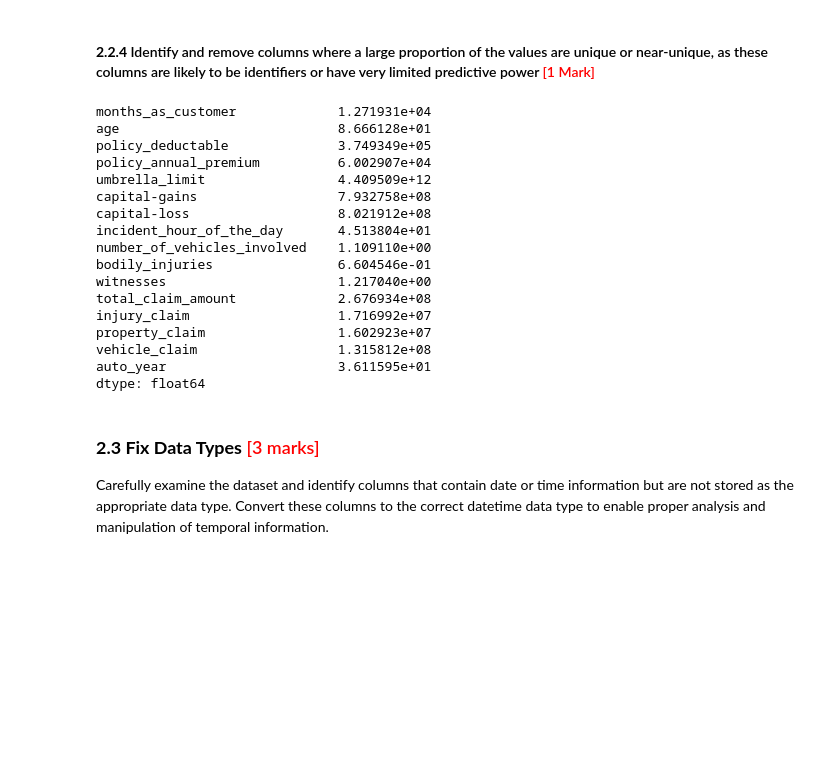
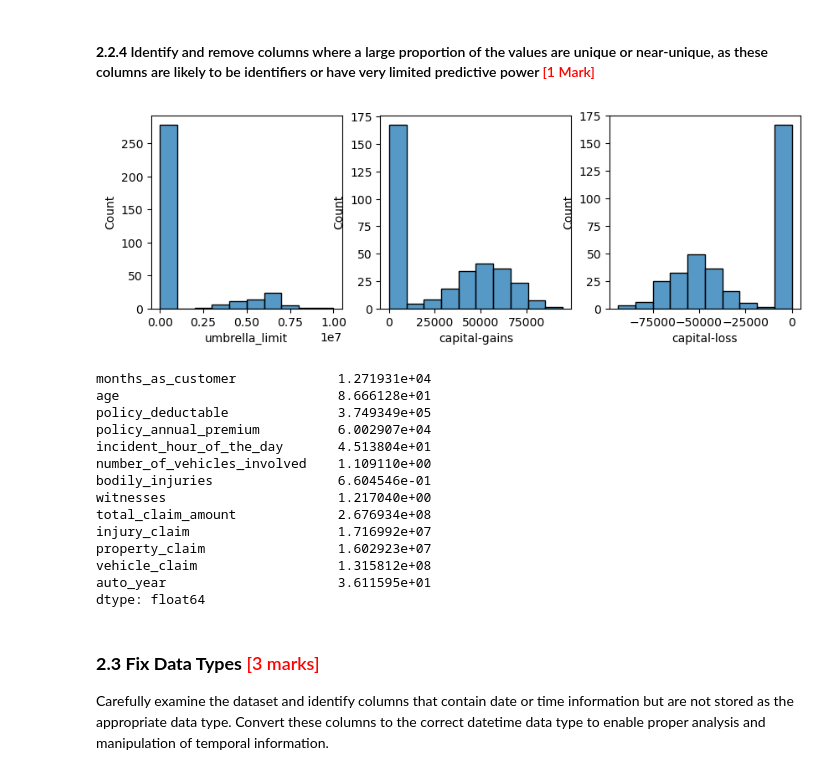
Before and after one commit to avanindra3/Fraudulent_Claim_Detection, a Jupyter notebook: Fraudulent_Claim_Detection.ipynb, the cells around one changed output. Drawn from its saved outputs; the diff is of its cells as text; code cells hidden in the pictures; blank space fills up the shorter version.

```diff
--- a/Fraudulent_Claim_Detection.ipynb
+++ b/Fraudulent_Claim_Detection.ipynb
@@ -375,3 +375,11 @@ memory usage: 106.2+ KB
 #### **2.2.4** Identify and remove columns where a large proportion of the values are unique or near-unique, as these columns are likely to be identifiers or have very limited predictive power <font color="red">[1 Mark]</font>
 # %%
 # Identify and remove columns that are likely to be identifiers or have very limited predictive power
+# %%
+fig, axes = plt.subplots(nrows=1, ncols=3, figsize=(10, 3))
+sns.histplot(data=data, x='umbrella_limit', ax=axes[0])
+sns.histplot(data=data, x='capital-gains', ax=axes[1])
+sns.histplot(data=data, x='capital-loss', ax=axes[2])
+plt.show()
+# %% [output]
+[figure, added]
@@ -378,15 +388,12 @@ memory usage: 106.2+ KB
 # %%
 # Check the dataset
-data[['months_as_customer', 'age', 'policy_deductable', 'policy_annual_premium', 'umbrella_limit', 'capital-gains', 'capital-loss', 'incident_hour_of_the_day', 'number_of_vehicles_involved',
+data[['months_as_customer', 'age', 'policy_deductable', 'policy_annual_premium', 'incident_hour_of_the_day', 'number_of_vehicles_involved',
      'bodily_injuries', 'witnesses', 'total_claim_amount', 'injury_claim', 'property_claim', 'vehicle_claim', 'auto_year']].var()
 # %% [output]
 months_as_customer             1.271931e+04
 age                            8.666128e+01
 policy_deductable              3.749349e+05
 policy_annual_premium          6.002907e+04
-umbrella_limit                 4.409509e+12
-capital-gains                  7.932758e+08
-capital-loss                   8.021912e+08
 incident_hour_of_the_day       4.513804e+01
 number_of_vehicles_involved    1.109110e+00
 bodily_injuries                6.604546e-01
```
Also changed, not shown: parts of 14 cells of this notebook.
